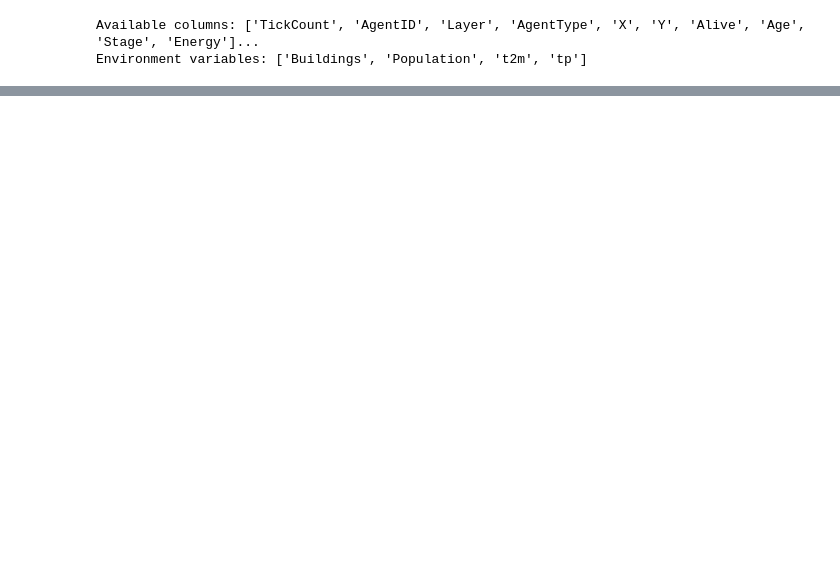
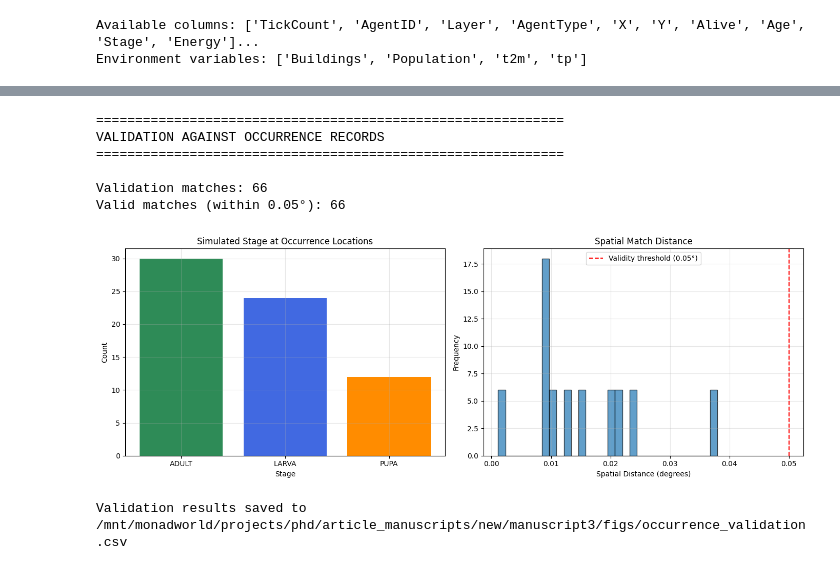
Before and after one commit to Vansnoden/monadvsim, a Jupyter notebook: analyze_single_simulation.ipynb, the cells around one changed output, grey strips where cells are left out. Saved outputs shown, nothing was run; the diff lists cells and outputs as text; code cells hidden in the pictures; blank space fills up the shorter version.

```diff
--- a/analyze_single_simulation.ipynb
+++ b/analyze_single_simulation.ipynb
@@ -890,14 +901,10 @@ def validate_against_occurrences(filepath, occurrences, start_date, tick_minutes
     print("VALIDATION AGAINST OCCURRENCE RECORDS")
     print("="*60)
 
-    # Get simulation ticks for occurrence dates
-    if 'datetime' in occurrences.columns:
-        occ_dates = occurrences['datetime'].values
-    else:
+    if 'datetime' not in occurrences.columns:
         print("No datetime information in occurrence records.")
         return
 
-    # For each occurrence, find nearby simulation points in time
     validation_results = []
 
     chunk_iter = pd.read_csv(filepath, chunksize=CHUNKSIZE, low_memory=False)
@@ -907,7 +914,6 @@ def validate_against_occurrences(filepath, occurrences, start_date, tick_minutes
         if living.empty:
             continue
 
-        # Convert ticks to datetime
         living['DateTime'] = living['TickCount'].apply(
             lambda x: tick_to_datetime(x, start_date, tick_minutes)
         )
@@ -917,7 +923,6 @@ def validate_against_occurrences(filepath, occurrences, start_date, tick_minutes
             occ_x = occ.geometry.x
             occ_y = occ.geometry.y
 
-            # Find nearby in time
             time_mask = (living['DateTime'] >= occ_time - timedelta(days=time_window_days)) & \
                        (living['DateTime'] <= occ_time + timedelta(days=time_window_days))
 
@@ -925,10 +930,8 @@ def validate_against_occurrences(filepath, occurrences, start_date, tick_minutes
             if nearby.empty:
                 continue
 
-            # Spatial distance
             nearby['Distance'] = np.sqrt((nearby['X'] - occ_x)**2 + (nearby['Y'] - occ_y)**2)
 
-            # Get closest simulation point
             closest = nearby.loc[nearby['Distance'].idxmin()]
 
             validation_results.append({
@@ -941,7 +944,7 @@ def validate_against_occurrences(filepath, occurrences, start_date, tick_minutes
                 'sim_stage': closest['Stage'],
                 'sim_age': closest.get('Age', np.nan),
                 'sim_energy': closest.get('Energy', np.nan),
-                'valid': closest['Distance'] < 0.05  # Within ~5km
+                'valid': closest['Distance'] < 0.05
             })
 
     if not validation_results:
@@ -953,33 +956,41 @@ def validate_against_occurrences(filepath, occurrences, start_date, tick_minutes
     print(f"\nValidation matches: {len(val_df)}")
     print(f"Valid matches (within 0.05°): {val_df['valid'].sum()}")
 
-    # Analysis
     fig, axes = plt.subplots(1, 2, figsize=(14, 5))
 
     ax = axes[0]
     valid_stages = val_df[val_df['valid']]['sim_stage'].value_counts()
     ax.bar(valid_stages.index, valid_stages.values, color=['#2E8B57', '#4169E1', '#FF8C00'])
     ax.set_xlabel('Stage')
     ax.set_ylabel('Count')
     ax.set_title('Simulated Stage at Occurrence Locations')
     ax.grid(True, alpha=0.3)
 
     ax = axes[1]
     ax.hist(val_df['sim_distance_deg'], bins=30, alpha=0.7, edgecolor='black')
     ax.axvline(0.05, color='red', linestyle='--', label='Validity threshold (0.05°)')
     ax.set_xlabel('Spatial Distance (degrees)')
     ax.set_ylabel('Frequency')
     ax.set_title('Spatial Match Distance')
     ax.legend()
     ax.grid(True, alpha=0.3)
 
     plt.tight_layout()
     plt.savefig(f'{output_dir}/occurrence_validation.png', dpi=300, bbox_inches='tight')
     plt.show()
 
     val_df.to_csv(f'{output_dir}/occurrence_validation.csv', index=False)
     print(f"Validation results saved to {output_dir}/occurrence_validation.csv")
 
     return val_df
 
 validation_df = validate_against_occurrences(INPUT_FILE, occurrences, START_DATE, TICK_MINUTES)
+# %% [output]
+============================================================
+VALIDATION AGAINST OCCURRENCE RECORDS
+============================================================
+
+Validation matches: 66
+Valid matches (within 0.05°): 66
+[figure, added]
+Validation results saved to /mnt/monadworld/projects/phd/article_manuscripts/new/manuscript3/figs/occurrence_validation.csv
```
Also changed, not shown: parts of 11 cells of this notebook, 4 other files.
